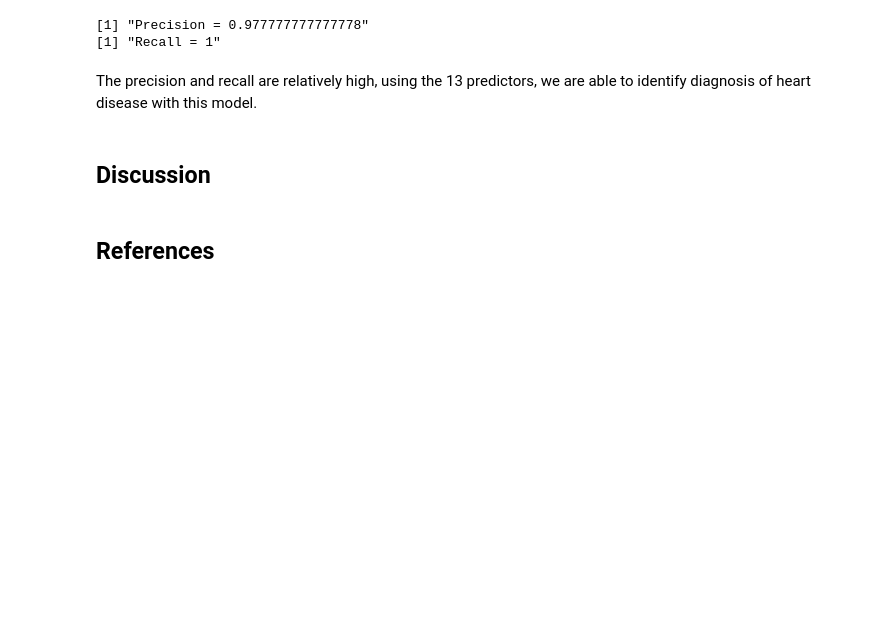
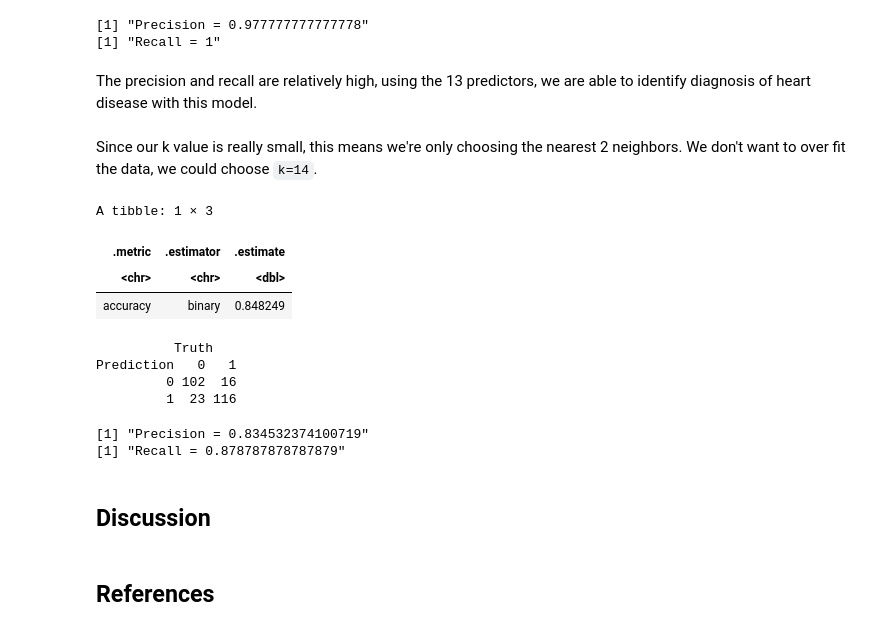
Before and after one commit to random56428/heart-disease, a Jupyter notebook: project.ipynb, the cells around one changed output. Drawn from its saved outputs; the diff is of its cells as text; code cells hidden in the pictures; blank space fills up the shorter version.

Commit message:
added k=14 predictions

```diff
--- a/project.ipynb
+++ b/project.ipynb
@@ -415,6 +415,51 @@ print(paste("Recall =", recall))
 [1] "Recall = 1"
 # %% [markdown]
 The precision and recall are relatively high, using the 13 predictors, we are able to identify diagnosis of heart disease with this model.
+# %% [markdown]
+Since our k value is really small, this means we're only choosing the nearest 2 neighbors. We don't want to over fit the data, we could choose `k=14`.
+# %%
+best_K <- 14
+spec2 <- nearest_neighbor(weight_func = "rectangular", neighbors = best_K) |>
+    set_engine("kknn") |>
+    set_mode("classification")
+
+fit <- workflow() |>
+    add_recipe(recipe) |>
+    add_model(spec2) |>
+    fit(heart_train)
+# fit
+
+predictions <- predict(fit, heart_test) |>
+    bind_cols(heart_test)
+# predictions
+
+metrics <- predictions |>
+    metrics(truth = target, estimate = .pred_class) |>
+    filter(.metric == "accuracy")
+metrics
+
+heart_conf_mat <- conf_mat(data = predictions, truth = target, estimate = .pred_class)
+heart_conf_mat
+
+# Precision = number of correct positive predictions / total number of positive predictions
+precision <- 116 / (116 + 23)
+
+# Recall = number of correct positive predictions / total number of positive test set observations
+recall <- 116 / (116 + 16)
+
+print(paste("Precision =", precision))
+print(paste("Recall =", recall))
+# %% [output]
+A tibble: 1 × 3
+| .metric | .estimator | .estimate |
+| <chr> | <chr> | <dbl> |
+| accuracy | binary | 0.848249 |
+          Truth
+Prediction   0   1
+         0 102  16
+         1  23 116
+[1] "Precision = 0.834532374100719"
+[1] "Recall = 0.878787878787879"
 # %% [markdown]
 ## Discussion
 # %% [markdown]
```
Also changed, not shown: parts of 1 cell of this notebook.
